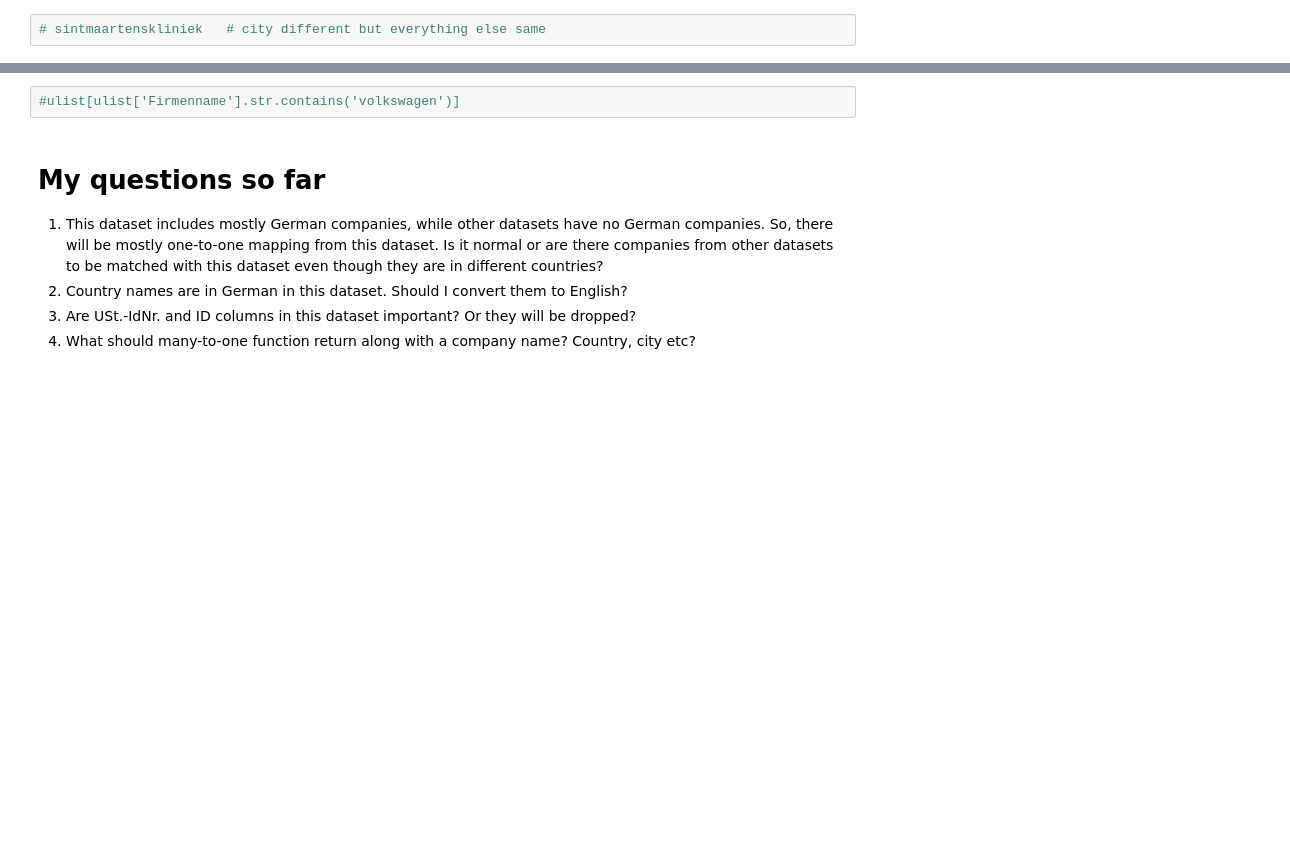
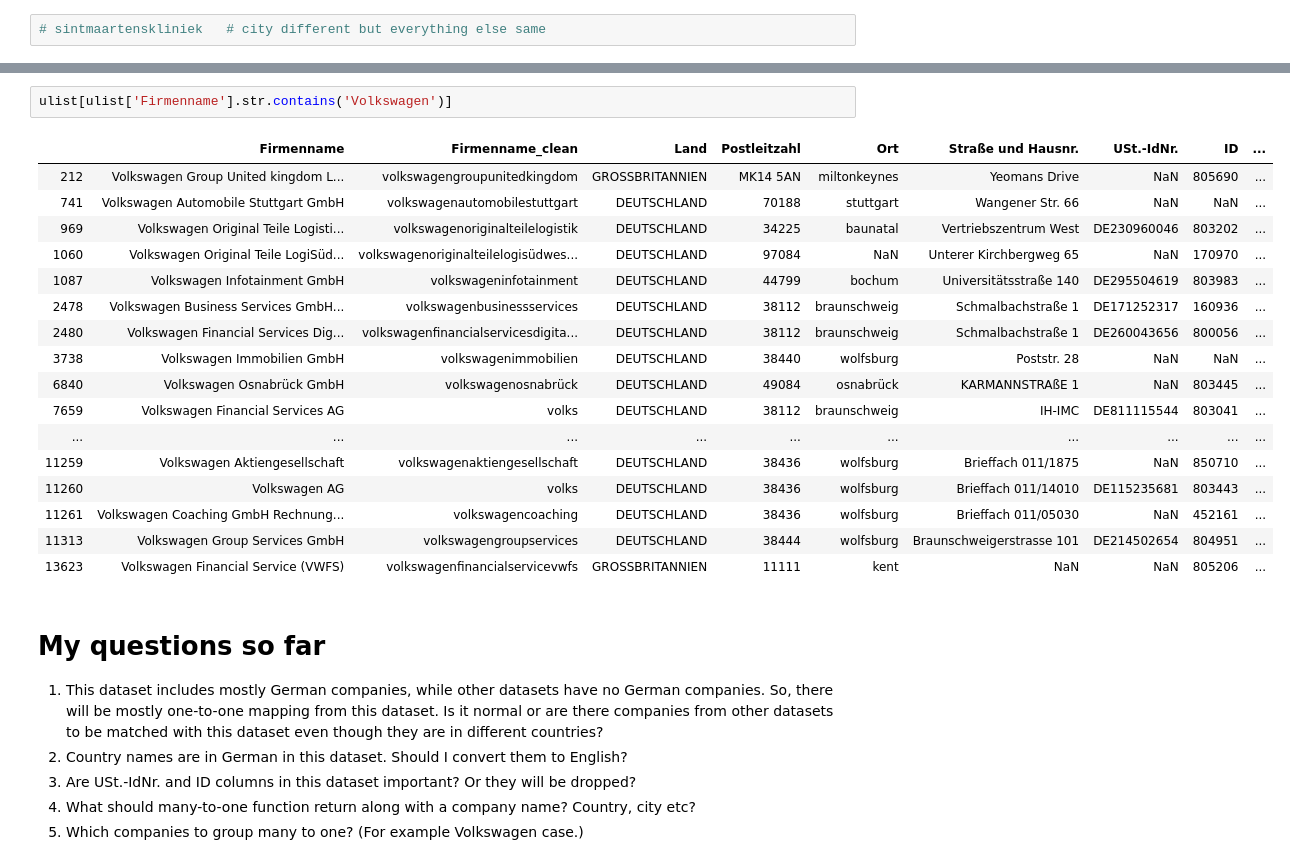
Before and after one commit to Can-Berk/Data_Analysis, a Jupyter notebook: MappingNames/ulist_companies.ipynb, the cells around one changed output, grey strips where cells are left out. Drawn from its saved outputs; the diff is of its cells as text; blank space fills up the shorter version.

```diff
--- a/MappingNames/ulist_companies.ipynb
+++ b/MappingNames/ulist_companies.ipynb
@@ -229,10 +247,29 @@ Input (Volkswagen Aktiengesellschaft) ==> Volkswagen AG    (based on grouping sa
 
 Input (VW) ==> Volkswagen AG   based on a rule
 # %%
-#ulist[ulist['Firmenname'].str.contains('volkswagen')]
+ulist[ulist['Firmenname'].str.contains('Volkswagen')]
+# %% [output]
+|  | Firmenname | Firmenname_clean | Land | Postleitzahl | Ort | Straße und Hausnr. | USt.-IdNr. | ID | ... |
+| 212 | Volkswagen Group United kingdom L... | volkswagengroupunitedkingdom | GROSSBRITANNIEN | MK14 5AN | miltonkeynes | Yeomans Drive | NaN | 805690 | ... |
+| 741 | Volkswagen Automobile Stuttgart GmbH | volkswagenautomobilestuttgart | DEUTSCHLAND | 70188 | stuttgart | Wangener Str. 66 | NaN | NaN | ... |
+| 969 | Volkswagen Original Teile Logisti... | volkswagenoriginalteilelogistik | DEUTSCHLAND | 34225 | baunatal | Vertriebszentrum West | DE230960046 | 803202 | ... |
+| 1060 | Volkswagen Original Teile LogiSüd... | volkswagenoriginalteilelogisüdwes... | DEUTSCHLAND | 97084 | NaN | Unterer Kirchbergweg 65 | NaN | 170970 | ... |
+| 1087 | Volkswagen Infotainment GmbH | volkswageninfotainment | DEUTSCHLAND | 44799 | bochum | Universitätsstraße 140 | DE295504619 | 803983 | ... |
+| 2478 | Volkswagen Business Services GmbH... | volkswagenbusinessservices | DEUTSCHLAND | 38112 | braunschweig | Schmalbachstraße 1 | DE171252317 | 160936 | ... |
+| 2480 | Volkswagen Financial Services Dig... | volkswagenfinancialservicesdigita... | DEUTSCHLAND | 38112 | braunschweig | Schmalbachstraße 1 | DE260043656 | 800056 | ... |
+| 3738 | Volkswagen Immobilien GmbH | volkswagenimmobilien | DEUTSCHLAND | 38440 | wolfsburg | Poststr. 28 | NaN | NaN | ... |
+| 6840 | Volkswagen Osnabrück GmbH | volkswagenosnabrück | DEUTSCHLAND | 49084 | osnabrück | KARMANNSTRAßE 1 | NaN | 803445 | ... |
+| 7659 | Volkswagen Financial Services AG | volks | DEUTSCHLAND | 38112 | braunschweig | IH-IMC | DE811115544 | 803041 | ... |
+| ... | ... | ... | ... | ... | ... | ... | ... | ... | ... |
+| 11259 | Volkswagen Aktiengesellschaft | volkswagenaktiengesellschaft | DEUTSCHLAND | 38436 | wolfsburg | Brieffach 011/1875 | NaN | 850710 | ... |
+| 11260 | Volkswagen AG | volks | DEUTSCHLAND | 38436 | wolfsburg | Brieffach 011/14010 | DE115235681 | 803443 | ... |
+| 11261 | Volkswagen Coaching GmbH Rechnung... | volkswagencoaching | DEUTSCHLAND | 38436 | wolfsburg | Brieffach 011/05030 | NaN | 452161 | ... |
+| 11313 | Volkswagen Group Services GmbH | volkswagengroupservices | DEUTSCHLAND | 38444 | wolfsburg | Braunschweigerstrasse 101 | DE214502654 | 804951 | ... |
+| 13623 | Volkswagen Financial Service (VWFS) | volkswagenfinancialservicevwfs | GROSSBRITANNIEN | 11111 | kent | NaN | NaN | 805206 | ... |
 # %% [markdown]
 # My questions so far
 1. This dataset includes mostly German companies, while other datasets have no German companies. So, there will be mostly one-to-one mapping from this dataset. Is it normal or are there companies from other datasets to be matched with this dataset even though they are in different countries?
 2. Country names are in German in this dataset. Should I convert them to English?
 3. Are USt.-IdNr. and ID columns in this dataset important? Or they will be dropped?
 4. What should many-to-one function return along with a company name? Country, city etc?
+5. Which companies to group many to one? (For example Volkswagen case.)
```
Also changed, not shown: parts of 33 cells of this notebook.
